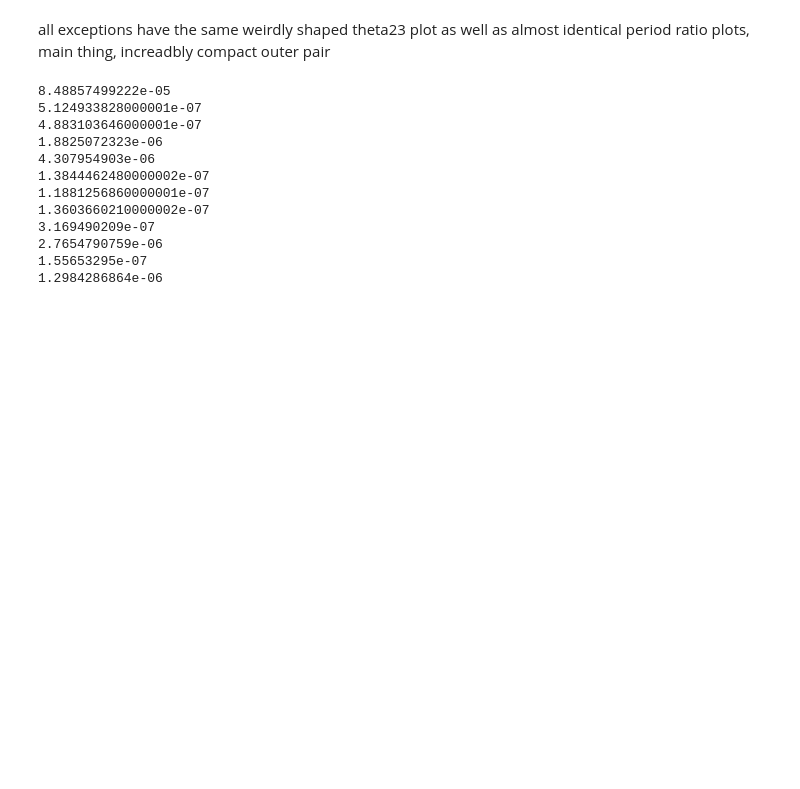
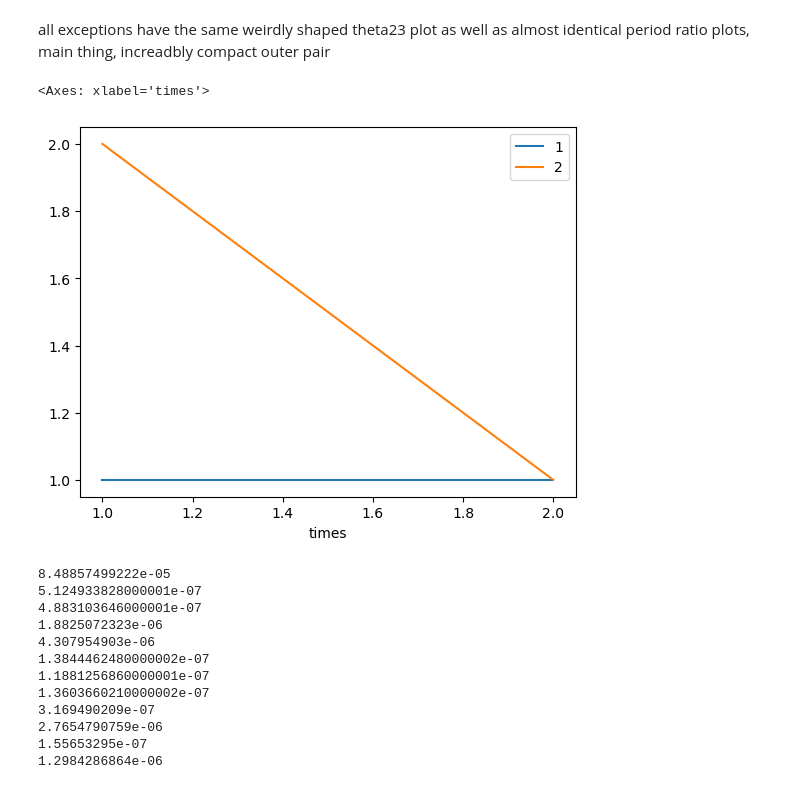
Before and after one commit to Ethadhani/summerSPOCK, a Jupyter notebook: datafilt/datafilt.ipynb, the cells around one changed output. Saved outputs shown, nothing was run; the diff lists cells and outputs as text; code cells hidden in the pictures; blank space fills up the shorter version.

```diff
--- a/datafilt/datafilt.ipynb
+++ b/datafilt/datafilt.ipynb
@@ -300,6 +323,19 @@ def get_plot(num,Nout=5000,Nint=100000):
     rebound.OrbitPlot(sim,fig=figure, ax=ax5,ylim=[-3,3],xlim=[-3,3])
     #plt.savefig(f'imgs/'+str(dataset['threeBRfillfac'][num])+'.png')
     #plt.show(False)
+# %%
+test = pd.DataFrame()
+test['times']=[1,2]
+test['1']=[1,1]
+test['2']=[2,1]
+haha=[1,2]
+# %%
+test['new']=test['1']*haha[0]+test['2']
+# %%
+test.plot(x='times',y=['1','2'])
+# %% [output]
+<Axes: xlabel='times'>
+[figure, added]
 # %%
 a = [105898,
 137078,
```
Also changed, not shown: parts of 3 cells of this notebook.
